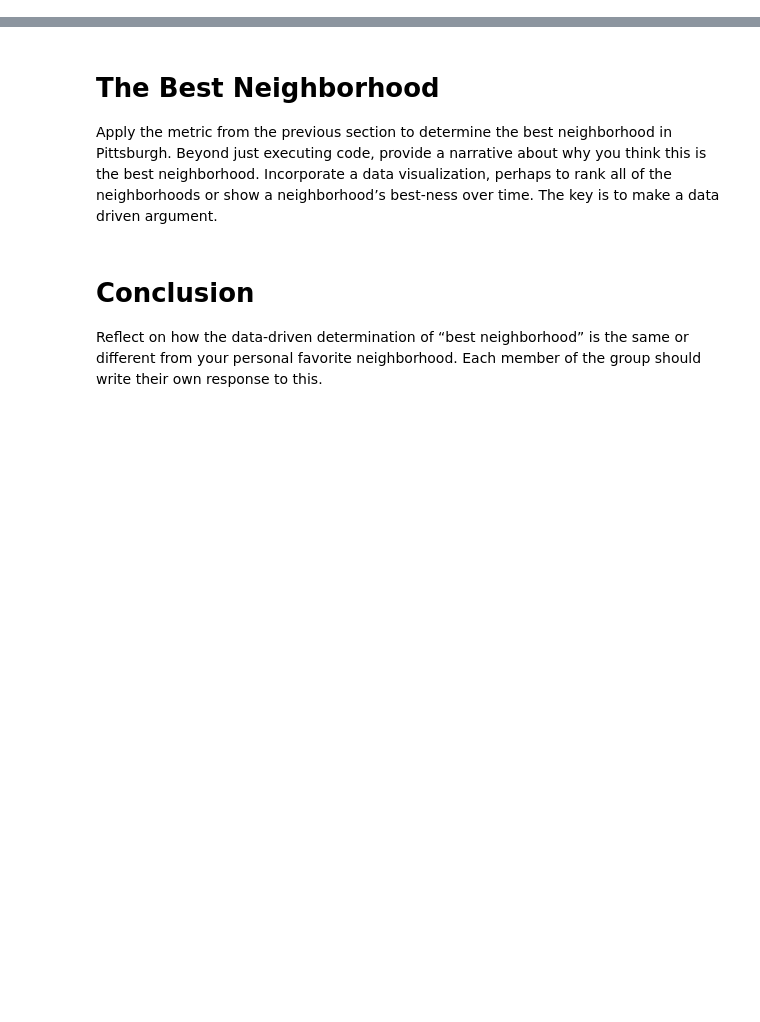
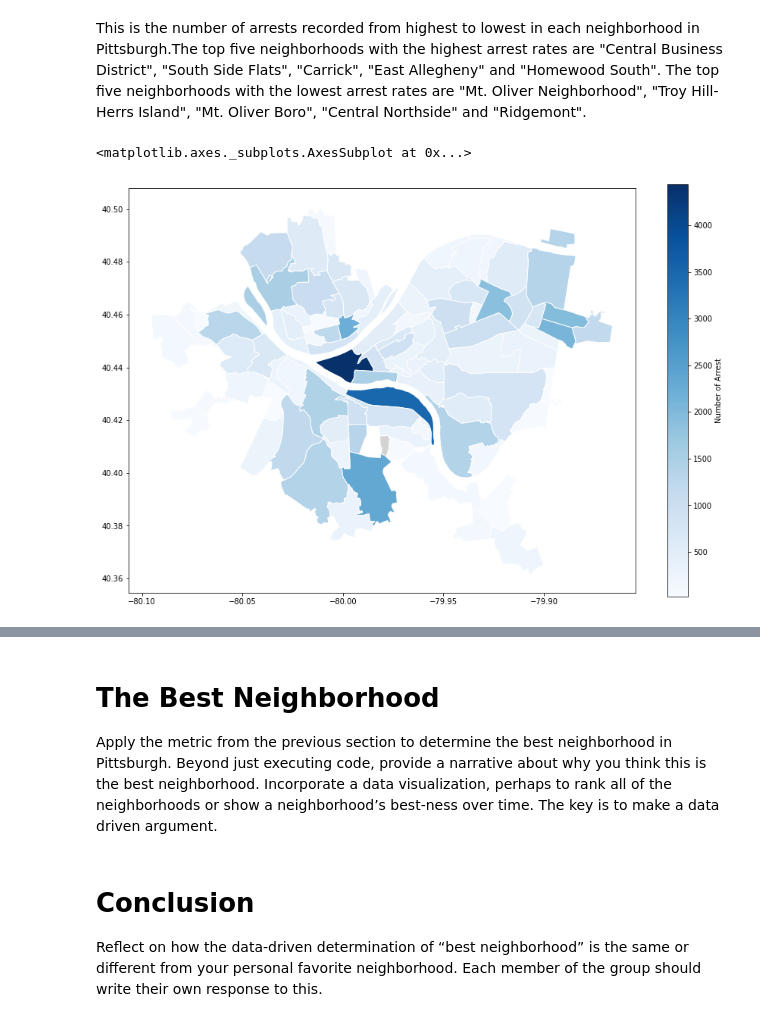
Before and after one commit to Cheggrett/CMPINF0010_Final, a Jupyter notebook: FinalProject.ipynb, the cells around one changed output, grey strips where cells are left out. Saved outputs shown, nothing was run; the diff lists cells and outputs as text; code cells hidden in the pictures; blank space fills up the shorter version.

```diff
--- a/FinalProject.ipynb
+++ b/FinalProject.ipynb
@@ -15,0 +17,4 @@ Arrests in Pittsburgh
+# %%
+Arrest = pd.read_csv("Arrest in Pittsburgh.csv")
+arrest = Arrest.groupby('INCIDENTNEIGHBORHOOD').count().sort_values(by=['OFFENSES'], ascending=True)
+arrest
@@ -15,0 +36,16 @@ Arrests in Pittsburgh
+# %% [markdown]
+This is the number of arrests recorded from highest to lowest in each neighborhood in Pittsburgh.The top five neighborhoods with the highest arrest rates are "Central Business District", "South Side Flats", "Carrick", "East Allegheny" and "Homewood South". The top five neighborhoods with the lowest arrest rates are "Mt. Oliver Neighborhood", "Troy Hill-Herrs Island", "Mt. Oliver Boro", "Central Northside" and "Ridgemont".
+# %%
+neighborhoods = geopandas.read_file("Neighborhoods_.shp")
+arrest_map = neighborhoods.merge(arrest, how='left', left_on='hood', right_on='INCIDENTNEIGHBORHOOD')
+arrest_map.plot(column='OFFENSES',
+               cmap='Blues',
+               edgecolor="white",
+               legend=True,
+               legend_kwds={'label': "Number of Arrest"},
+               figsize=(15, 10),
+               missing_kwds={"color": "lightgrey"}
+               )
+# %% [output]
+<matplotlib.axes._subplots.AxesSubplot at 0x...>
+[figure, added]
```
Also changed, not shown: parts of 11 cells of this notebook.
